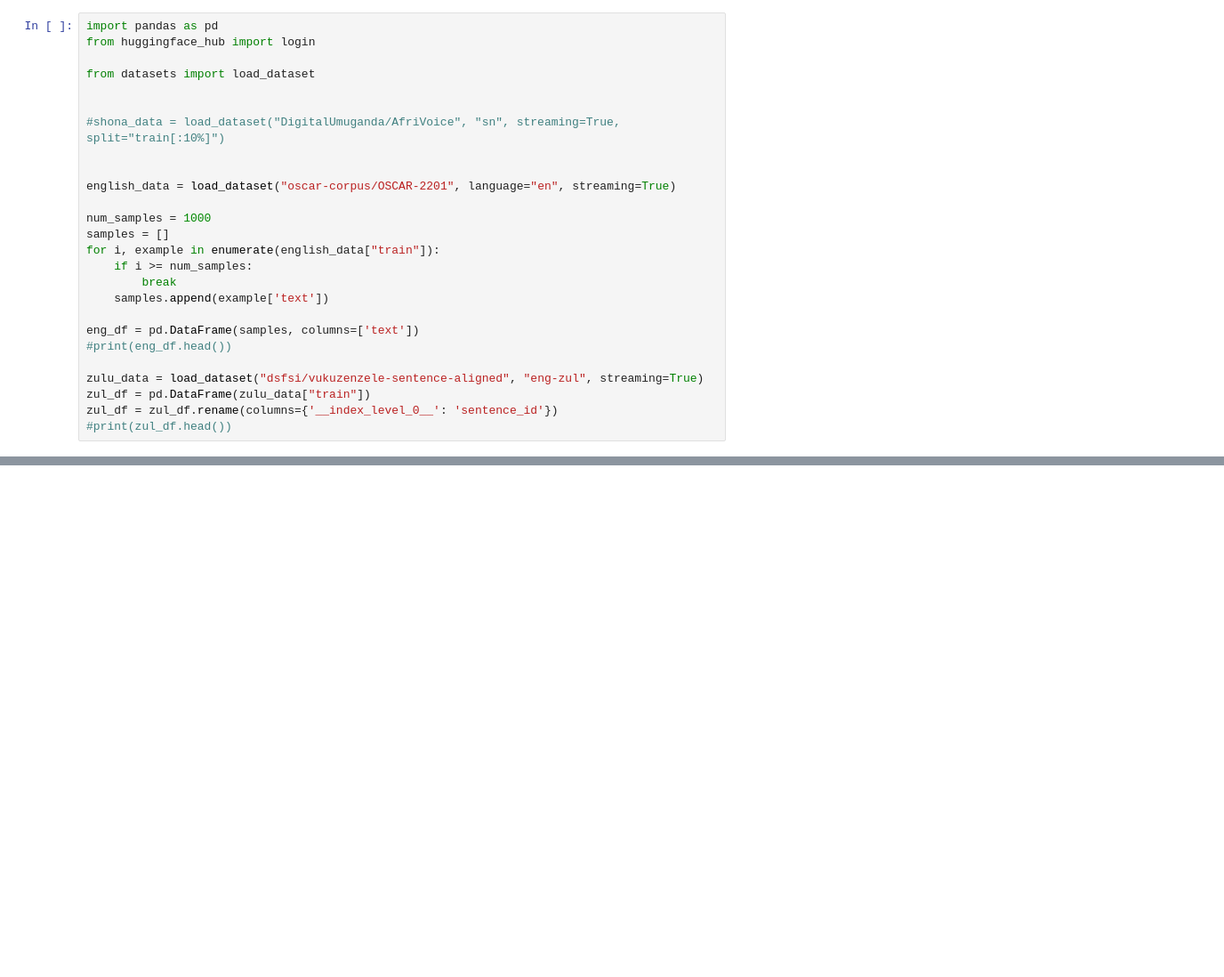
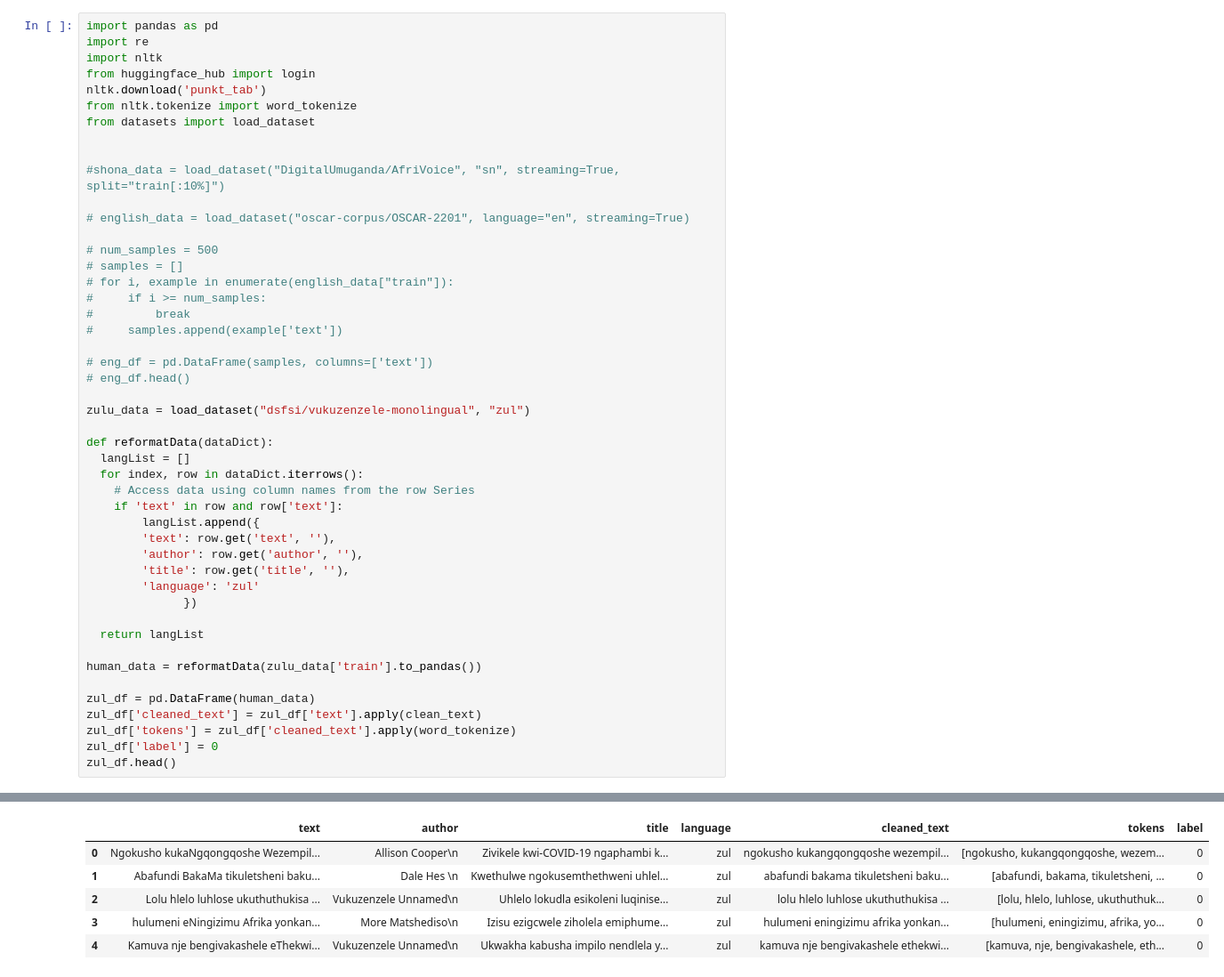
Before and after one commit to Amanda9805/Detecting-Machine-Generated-Texts, a Jupyter notebook: COS_760_Project.ipynb, the cells around one changed output, grey strips where cells are left out. Shown at 89% size. Cells and saved outputs as stored; diff of their text form; blank space fills up the shorter version.

```diff
--- a/COS_760_Project.ipynb
+++ b/COS_760_Project.ipynb
@@ -23,26 +34,48 @@ Successfully installed datasets-3.6.0 dill-0.3.8 fsspec-2025.3.0 multiprocess-0.
 # %%
 import pandas as pd
+import re
+import nltk
 from huggingface_hub import login
-
+nltk.download('punkt_tab')
+from nltk.tokenize import word_tokenize
 from datasets import load_dataset
 
 
 #shona_data = load_dataset("DigitalUmuganda/AfriVoice", "sn", streaming=True, split="train[:10%]")
 
+# english_data = load_dataset("oscar-corpus/OSCAR-2201", language="en", streaming=True)
 
-english_data = load_dataset("oscar-corpus/OSCAR-2201", language="en", streaming=True)
+# num_samples = 500
+# samples = []
+# for i, example in enumerate(english_data["train"]):
+#     if i >= num_samples:
+#         break
+#     samples.append(example['text'])
 
-num_samples = 1000
-samples = []
-for i, example in enumerate(english_data["train"]):
-    if i >= num_samples:
-        break
-    samples.append(example['text'])
+# eng_df = pd.DataFrame(samples, columns=['text'])
+# eng_df.head()
 
-eng_df = pd.DataFrame(samples, columns=['text'])
-#print(eng_df.head())
+zulu_data = load_dataset("dsfsi/vukuzenzele-monolingual", "zul")
 
-zulu_data = load_dataset("dsfsi/vukuzenzele-sentence-aligned", "eng-zul", streaming=True)
-zul_df = pd.DataFrame(zulu_data["train"])
-zul_df = zul_df.rename(columns={'__index_level_0__': 'sentence_id'})
-#print(zul_df.head())
+def reformatData(dataDict):
+  langList = []
+  for index, row in dataDict.iterrows():
+    # Access data using column names from the row Series
+    if 'text' in row and row['text']:
+        langList.append({
+        'text': row.get('text', ''),
+        'author': row.get('author', ''),
+        'title': row.get('title', ''),
+        'language': 'zul'
+              })
+
+  return langList
+
+human_data = reformatData(zulu_data['train'].to_pandas())
+
+zul_df = pd.DataFrame(human_data)
+zul_df['cleaned_text'] = zul_df['text'].apply(clean_text)
+zul_df['tokens'] = zul_df['cleaned_text'].apply(word_tokenize)
+zul_df['label'] = 0
+zul_df.head()
+# %% [output]
@@ -49 +84,7 @@ zul_df = zul_df.rename(columns={'__index_level_0__': 'sentence_id'})
+|  | text | author | title | language | cleaned_text | tokens | label |
+| 0 | Ngokusho kukaNgqongqoshe Wezempil... | Allison Cooper\n | Zivikele kwi-COVID-19 ngaphambi k... | zul | ngokusho kukangqongqoshe wezempil... | [ngokusho, kukangqongqoshe, wezem... | 0 |
+| 1 | Abafundi BakaMa tikuletsheni baku... | Dale Hes \n | Kwethulwe ngokusemthethweni uhlel... | zul | abafundi bakama tikuletsheni baku... | [abafundi, bakama, tikuletsheni, ... | 0 |
+| 2 | Lolu hlelo luhlose ukuthuthukisa ... | Vukuzenzele Unnamed\n | Uhlelo lokudla esikoleni luqinise... | zul | lolu hlelo luhlose ukuthuthukisa ... | [lolu, hlelo, luhlose, ukuthuthuk... | 0 |
+| 3 | hulumeni eNingizimu Afrika yonkan... | More Matshediso\n | Izisu ezigcwele ziholela emiphume... | zul | hulumeni eningizimu afrika yonkan... | [hulumeni, eningizimu, afrika, yo... | 0 |
+| 4 | Kamuva nje bengivakashele eThekwi... | Vukuzenzele Unnamed\n | Ukwakha kabusha impilo nendlela y... | zul | kamuva nje bengivakashele ethekwi... | [kamuva, nje, bengivakashele, eth... | 0 |
 # %%
```
Also changed, not shown: parts of 8 cells of this notebook.
